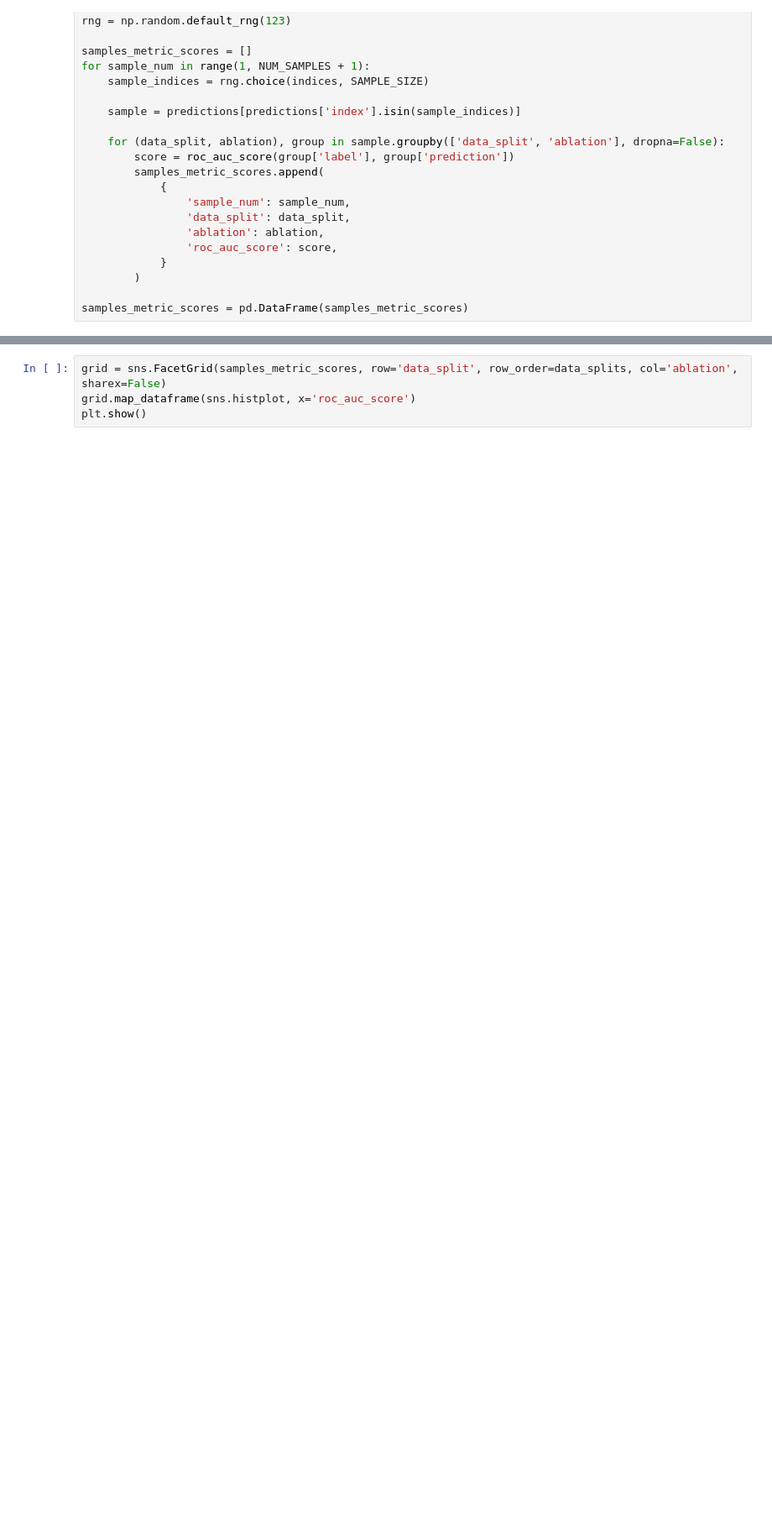
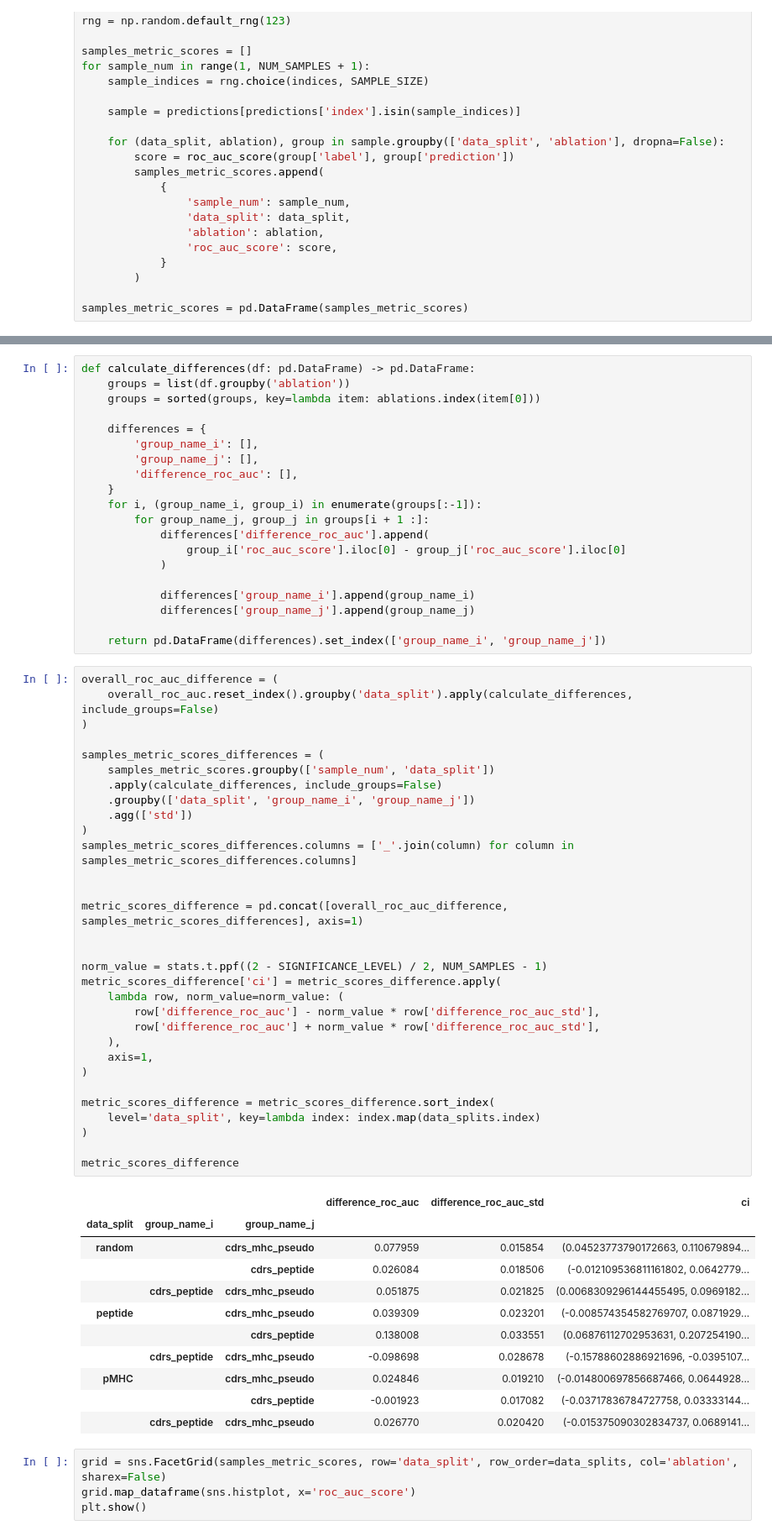
Before and after one commit to benjiemc/tcr-antigen-prediction, a Jupyter notebook: notebooks/evaluate_model_on_data_splits.ipynb, the cells around one changed output, grey strips where cells are left out. Shown at 84% size. Cells and saved outputs as stored; diff of their text form; blank space fills up the shorter version.

```diff
--- a/notebooks/evaluate_model_on_data_splits.ipynb
+++ b/notebooks/evaluate_model_on_data_splits.ipynb
@@ -115,3 +165,66 @@ plt.show()
+# %%
+def calculate_differences(df: pd.DataFrame) -> pd.DataFrame:
+    groups = list(df.groupby('ablation'))
+    groups = sorted(groups, key=lambda item: ablations.index(item[0]))
+
+    differences = {
+        'group_name_i': [],
+        'group_name_j': [],
+        'difference_roc_auc': [],
+    }
+    for i, (group_name_i, group_i) in enumerate(groups[:-1]):
+        for group_name_j, group_j in groups[i + 1 :]:
+            differences['difference_roc_auc'].append(
+                group_i['roc_auc_score'].iloc[0] - group_j['roc_auc_score'].iloc[0]
+            )
+
+            differences['group_name_i'].append(group_name_i)
+            differences['group_name_j'].append(group_name_j)
+
+    return pd.DataFrame(differences).set_index(['group_name_i', 'group_name_j'])
+# %%
+overall_roc_auc_difference = (
+    overall_roc_auc.reset_index().groupby('data_split').apply(calculate_differences, include_groups=False)
+)
+
+samples_metric_scores_differences = (
+    samples_metric_scores.groupby(['sample_num', 'data_split'])
+    .apply(calculate_differences, include_groups=False)
+    .groupby(['data_split', 'group_name_i', 'group_name_j'])
+    .agg(['std'])
+)
+samples_metric_scores_differences.columns = ['_'.join(column) for column in samples_metric_scores_differences.columns]
+
+
+metric_scores_difference = pd.concat([overall_roc_auc_difference, samples_metric_scores_differences], axis=1)
+
+
+norm_value = stats.t.ppf((2 - SIGNIFICANCE_LEVEL) / 2, NUM_SAMPLES - 1)
+metric_scores_difference['ci'] = metric_scores_difference.apply(
+    lambda row, norm_value=norm_value: (
+        row['difference_roc_auc'] - norm_value * row['difference_roc_auc_std'],
+        row['difference_roc_auc'] + norm_value * row['difference_roc_auc_std'],
+    ),
+    axis=1,
+)
+
+metric_scores_difference = metric_scores_difference.sort_index(
+    level='data_split', key=lambda index: index.map(data_splits.index)
+)
+
+metric_scores_difference
+# %% [output]
+|  |  |  | difference_roc_auc | difference_roc_auc_std | ci |
+| data_split | group_name_i | group_name_j |  |  |  |
+| random |  | cdrs_mhc_pseudo | 0.077959 | 0.015854 | (0.04523773790172663, 0.110679894... |
+|  |  | cdrs_peptide | 0.026084 | 0.018506 | (-0.012109536811161802, 0.0642779... |
+|  | cdrs_peptide | cdrs_mhc_pseudo | 0.051875 | 0.021825 | (0.0068309296144455495, 0.0969182... |
+| peptide |  | cdrs_mhc_pseudo | 0.039309 | 0.023201 | (-0.008574354582769707, 0.0871929... |
+|  |  | cdrs_peptide | 0.138008 | 0.033551 | (0.06876112702953631, 0.207254190... |
+|  | cdrs_peptide | cdrs_mhc_pseudo | -0.098698 | 0.028678 | (-0.15788602886921696, -0.0395107... |
+| pMHC |  | cdrs_mhc_pseudo | 0.024846 | 0.019210 | (-0.014800697856687466, 0.0644928... |
+|  |  | cdrs_peptide | -0.001923 | 0.017082 | (-0.03717836784727758, 0.03333144... |
+|  | cdrs_peptide | cdrs_mhc_pseudo | 0.026770 | 0.020420 | (-0.015375090302834737, 0.0689141... |
 # %%
 grid = sns.FacetGrid(samples_metric_scores, row='data_split', row_order=data_splits, col='ablation', sharex=False)
 grid.map_dataframe(sns.histplot, x='roc_auc_score')
```
Also changed, not shown: parts of 5 cells of this notebook, 2 other files.
